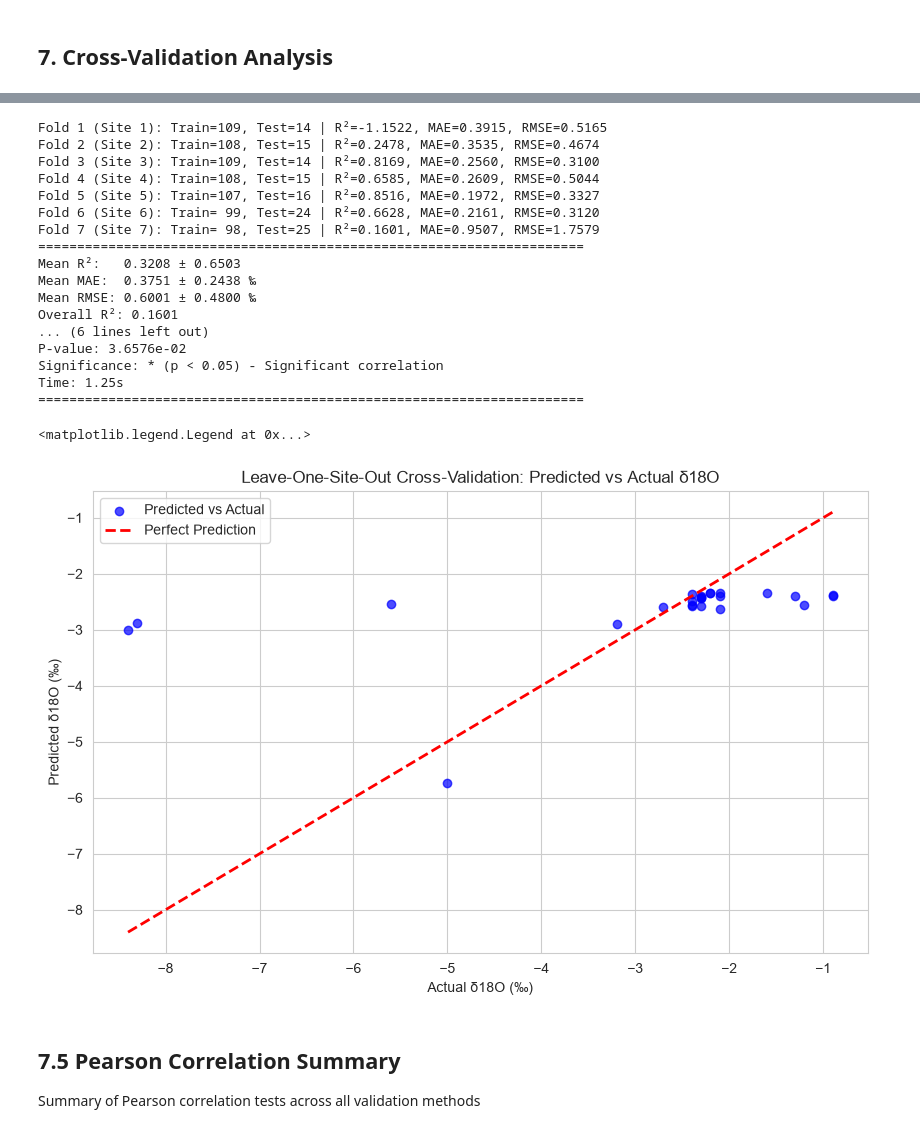
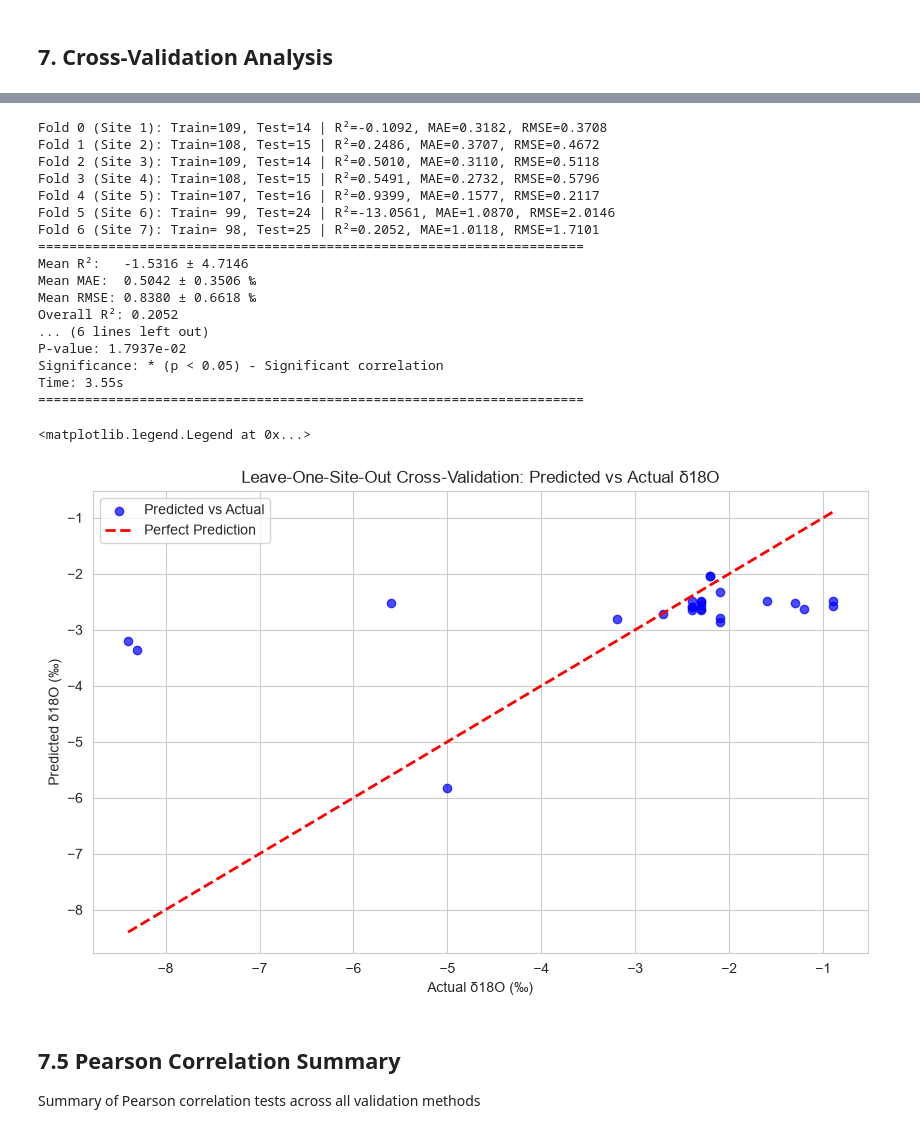
Before and after one commit to kalfaro8/Modeling-Project, a Jupyter notebook: Random-Forest-main/XGBoost_Model_Fast.ipynb, the cells around one changed output, grey strips where cells are left out. Saved outputs shown, nothing was run; the diff lists cells and outputs as text; code cells hidden in the pictures.

```diff
--- a/Random-Forest-main/XGBoost_Model_Fast.ipynb
+++ b/Random-Forest-main/XGBoost_Model_Fast.ipynb
@@ -57,7 +59,7 @@ XGBoost version: 3.3.0
 ## 1. Load and Explore Data
 # %%
 # Load data
-df = pd.read_excel("Random Forest Data.xlsx", header=1, usecols="B:L")
+df = pd.read_excel("Random Forest Data.xlsx", header=1, usecols="B:M")
 
 # Filter for stream data
 stream = df[df["Rain or Stream"].str.lower().eq("stream")].copy()
@@ -104,12 +106,14 @@ stream['d2H'] = stream['δ2H']
 
 stream['Rain'] = stream['Precipitation (mm)']
 stream['Elevation'] = stream['Elevation (ft)']
+stream['Groundwater_Water_Contribution'] = stream['Qgw/Qr%']
+stream['Evaporation'] = stream['Evaporation Rate (mm/hr)']
 
 # Define feature columns
 feature_col = [
     "Site ID",
     "Temperature ",
-    "Discharge (m3/s)",
+    #"Discharge (m3/s)",
     #"Month",
     #"Day_of_Year",
    # "d_excess",
@@ -117,8 +121,10 @@ feature_col = [
     "Temp_Discharge_Interaction",
     "Rain",
     "Elevation",
+    #"Groundwater_Water_Contribution",
     "DOY_sin",
     "DOY_cos",
+    "Evaporation"
 ]
 
 print(f"Features used: {feature_col}")
@@ -505,7 +515,7 @@ Progress: 90/123 iterations completed
 #"METHOD 3: Grouped K-Fold by Site (Leave-One-Site-Out)"
 
 from sklearn.model_selection import LeaveOneGroupOut
-groups = X['Site ID'].values
+groups = X['Site ID'].to_numpy()
 logo = LeaveOneGroupOut()
 
 LOOS_scores_m3 = []
@@ -514,7 +524,7 @@ LOOS_rmse_m3 = []
 
 start_time = time.time()
 
-for fold, (train_idx, test_idx) in enumerate(logo.split(X, y, groups), 1):
+for fold, (train_idx, test_idx) in enumerate(logo.split(X, y, groups)):
     # Train model
     model = XGBRegressor(**random_search.best_params_, random_state=rs)
     model.fit(X.iloc[train_idx], y.iloc[train_idx])
@@ -542,7 +552,7 @@ elapsed = time.time() - start_time
 LOOS_r2_overall = r2_score(y_true, y_pred_LOOS)
 
 # Pearson correlation test for LOOS
-loos_pearson_r, loos_pearson_p = pearsonr(y_true, y_pred_LOOS)
+loos_pearson_r, loos_pearson_p = scipy.stats.pearsonr(y_true, y_pred_LOOS)
 
 print("="*70)
 print(f"Mean R²:   {np.mean(LOOS_scores_m3):.4f} ± {np.std(LOOS_scores_m3):.4f}")
@@ -553,47 +563,47 @@ print(f"Overall MAE: {np.mean(LOOS_mae_m3):.4f} ‰")
 print(f"Overall RMSE: {np.mean(LOOS_rmse_m3):.4f} ‰")
 print(f"Correlation: {r:.4f}")
 print(f"\n--- PEARSON CORRELATION TEST (Leave-One-Site-Out) ---")
 print(f"Pearson r: {loos_pearson_r:.4f}")
 print(f"P-value: {loos_pearson_p:.4e}")
 if loos_pearson_p < 0.001:
     print(f"Significance: *** (p < 0.001) - Highly significant correlation")
 elif loos_pearson_p < 0.01:
     print(f"Significance: ** (p < 0.01) - Very significant correlation")
 elif loos_pearson_p < 0.05:
     print(f"Significance: * (p < 0.05) - Significant correlation")
 else:
     print(f"Significance: Not significant (p >= 0.05)")
 print(f"Time: {elapsed:.2f}s")
 print("="*70)
 
 
 plt.figure(figsize=(10, 6))
 plt.scatter(y_true, y_pred_LOOS, alpha=0.7, color='blue', label='Predicted vs Actual')
 plt.plot([y_true.min(), y_true.max()], [y_true.min(), y_true.max()], 'r--', lw=2, label='Perfect Prediction')
 plt.xlabel('Actual δ18O (‰)')
 plt.ylabel('Predicted δ18O (‰)')
 plt.title('Leave-One-Site-Out Cross-Validation: Predicted vs Actual δ18O')
 plt.legend()
 # %% [output]
-Fold 1 (Site 1): Train=109, Test=14 | R²=-1.1522, MAE=0.3915, RMSE=0.5165
-Fold 2 (Site 2): Train=108, Test=15 | R²=0.2478, MAE=0.3535, RMSE=0.4674
-Fold 3 (Site 3): Train=109, Test=14 | R²=0.8169, MAE=0.2560, RMSE=0.3100
-Fold 4 (Site 4): Train=108, Test=15 | R²=0.6585, MAE=0.2609, RMSE=0.5044
-Fold 5 (Site 5): Train=107, Test=16 | R²=0.8516, MAE=0.1972, RMSE=0.3327
-Fold 6 (Site 6): Train= 99, Test=24 | R²=0.6628, MAE=0.2161, RMSE=0.3120
-Fold 7 (Site 7): Train= 98, Test=25 | R²=0.1601, MAE=0.9507, RMSE=1.7579
+Fold 0 (Site 1): Train=109, Test=14 | R²=-0.1092, MAE=0.3182, RMSE=0.3708
+Fold 1 (Site 2): Train=108, Test=15 | R²=0.2486, MAE=0.3707, RMSE=0.4672
+Fold 2 (Site 3): Train=109, Test=14 | R²=0.5010, MAE=0.3110, RMSE=0.5118
+Fold 3 (Site 4): Train=108, Test=15 | R²=0.5491, MAE=0.2732, RMSE=0.5796
+Fold 4 (Site 5): Train=107, Test=16 | R²=0.9399, MAE=0.1577, RMSE=0.2117
+Fold 5 (Site 6): Train= 99, Test=24 | R²=-13.0561, MAE=1.0870, RMSE=2.0146
+Fold 6 (Site 7): Train= 98, Test=25 | R²=0.2052, MAE=1.0118, RMSE=1.7101
 ======================================================================
-Mean R²:   0.3208 ± 0.6503
-Mean MAE:  0.3751 ± 0.2438 ‰
-Mean RMSE: 0.6001 ± 0.4800 ‰
-Overall R²: 0.1601
+Mean R²:   -1.5316 ± 4.7146
+Mean MAE:  0.5042 ± 0.3506 ‰
+Mean RMSE: 0.8380 ± 0.6618 ‰
+Overall R²: 0.2052
 ... (6 lines left out)
-P-value: 3.6576e-02
+P-value: 1.7937e-02
 Significance: * (p < 0.05) - Significant correlation
-Time: 1.25s
+Time: 3.55s
 ======================================================================
 <matplotlib.legend.Legend at 0x...>
-[figure, old version]
+[figure, new version]
 # %% [markdown]
 ## 7.5 Pearson Correlation Summary
 Summary of Pearson correlation tests across all validation methods
```
Also changed, not shown: parts of 16 cells of this notebook, 5 other files.
